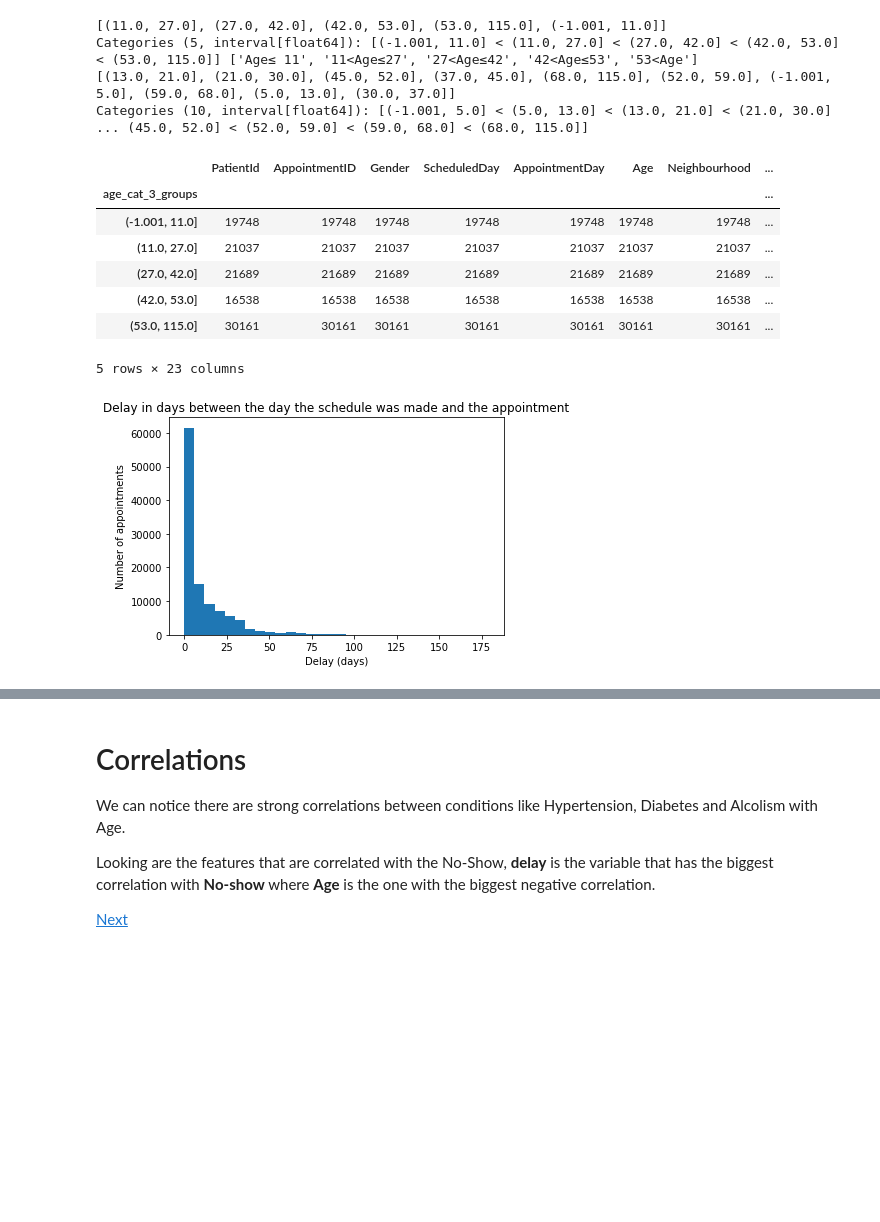
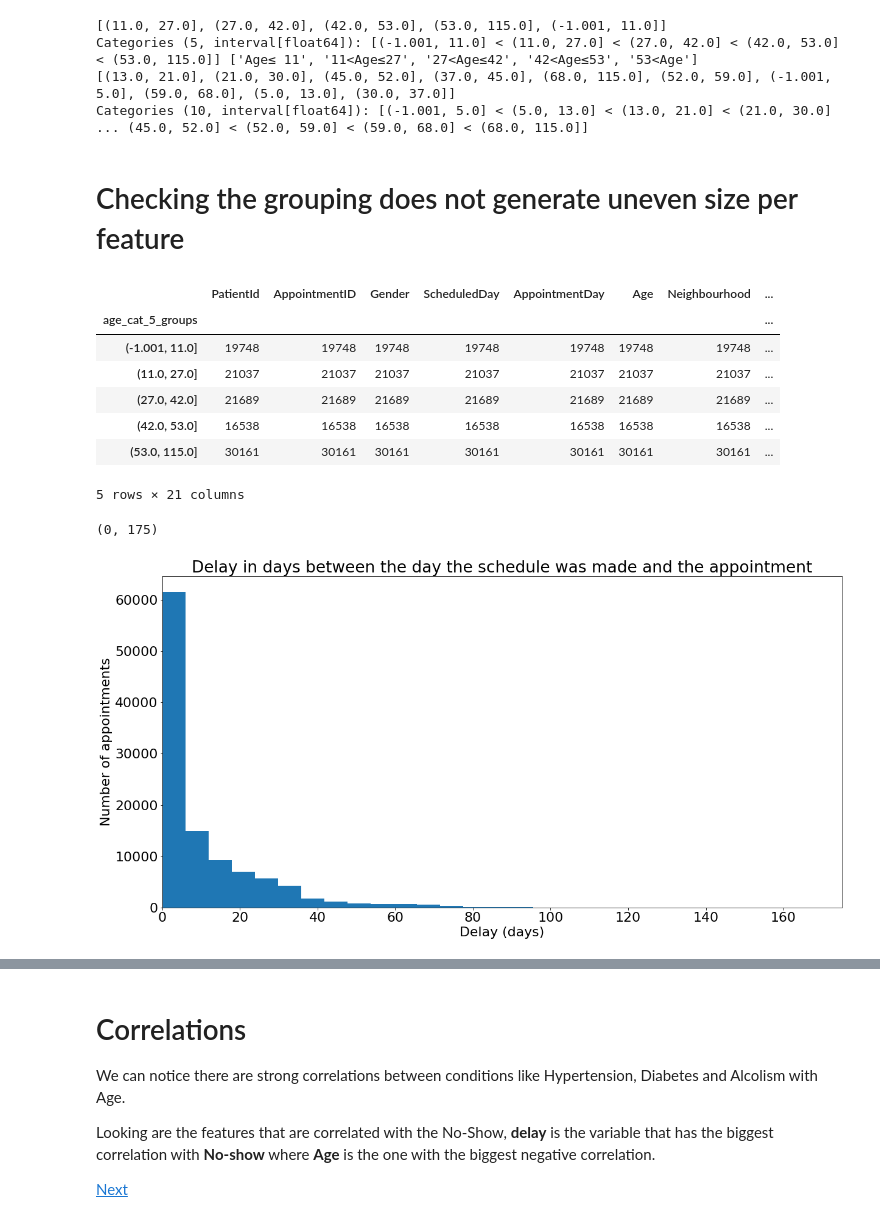
Before and after one commit to percevalve/test, a Jupyter notebook: no_show_rate.ipynb, the cells around one changed output, grey strips where cells are left out. Cells and saved outputs as stored; diff of their text form; code cells hidden in the pictures; blank space fills up the shorter version.

```diff
--- a/no_show_rate.ipynb
+++ b/no_show_rate.ipynb
@@ -230,14 +246,16 @@ age_cat_labels = ['Age≤ 5','5<Age≤13','13<Age≤21','21<Age≤30','30<Age≤
 Categories (5, interval[float64]): [(-1.001, 11.0] < (11.0, 27.0] < (27.0, 42.0] < (42.0, 53.0] < (53.0, 115.0]] ['Age≤ 11', '11<Age≤27', '27<Age≤42', '42<Age≤53', '53<Age']
 [(13.0, 21.0], (21.0, 30.0], (45.0, 52.0], (37.0, 45.0], (68.0, 115.0], (52.0, 59.0], (-1.001, 5.0], (59.0, 68.0], (5.0, 13.0], (30.0, 37.0]]
 Categories (10, interval[float64]): [(-1.001, 5.0] < (5.0, 13.0] < (13.0, 21.0] < (21.0, 30.0] ... (45.0, 52.0] < (52.0, 59.0] < (59.0, 68.0] < (68.0, 115.0]]
+# %% [markdown]
+# Checking the grouping does not generate uneven size per feature
 # %%
-data_all_num.groupby("age_cat_3_groups").count()
+data_all_num.groupby("age_cat_5_groups").count()
 # %% [output]
 |  | PatientId | AppointmentID | Gender | ScheduledDay | AppointmentDay | Age | Neighbourhood | ... |
-| age_cat_3_groups |  |  |  |  |  |  |  | ... |
+| age_cat_5_groups |  |  |  |  |  |  |  | ... |
 | (-1.001, 11.0] | 19748 | 19748 | 19748 | 19748 | 19748 | 19748 | 19748 | ... |
 | (11.0, 27.0] | 21037 | 21037 | 21037 | 21037 | 21037 | 21037 | 21037 | ... |
 | (27.0, 42.0] | 21689 | 21689 | 21689 | 21689 | 21689 | 21689 | 21689 | ... |
 | (42.0, 53.0] | 16538 | 16538 | 16538 | 16538 | 16538 | 16538 | 16538 | ... |
 | (53.0, 115.0] | 30161 | 30161 | 30161 | 30161 | 30161 | 30161 | 30161 | ... |
-5 rows × 23 columns
+5 rows × 21 columns
@@ -249,10 +262,12 @@ data_all_num.groupby("age_cat_3_groups").count()
 # %%
 plt.hist(dataset_for_review["delay"],30);
 plt.title("Delay in days between the day the schedule was made and the appointment");
 plt.xlabel("Delay (days)");
 plt.ylabel("Number of appointments");
+plt.xlim(0,175)
 # %% [output]
+(0, 175)
-[figure, old version]
+[figure, new version]
 # %%
 plt.hist(dataset_for_review[dataset_for_review.delay>2]["appoint_nb"],50);
 plt.title("Number of appointment per person");
```
Also changed, not shown: parts of 41 cells of this notebook.
